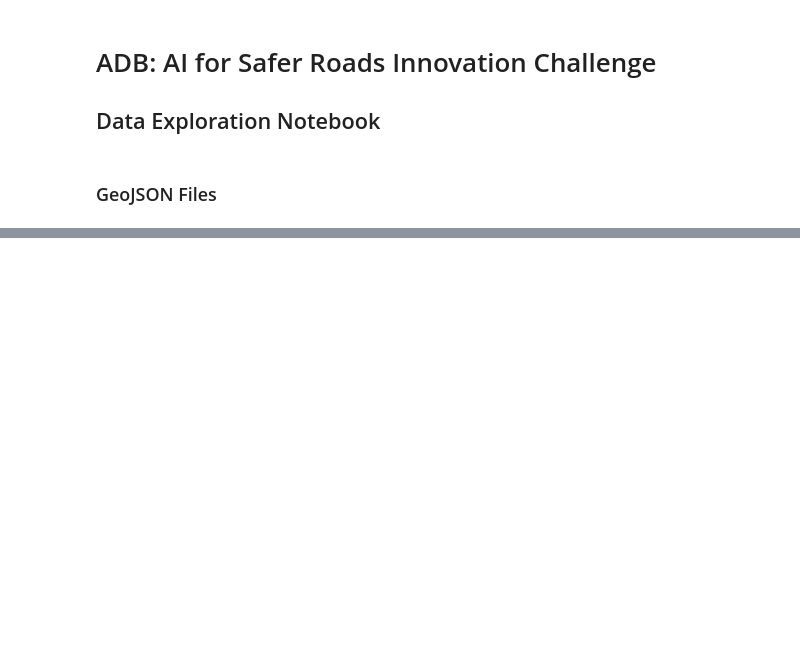
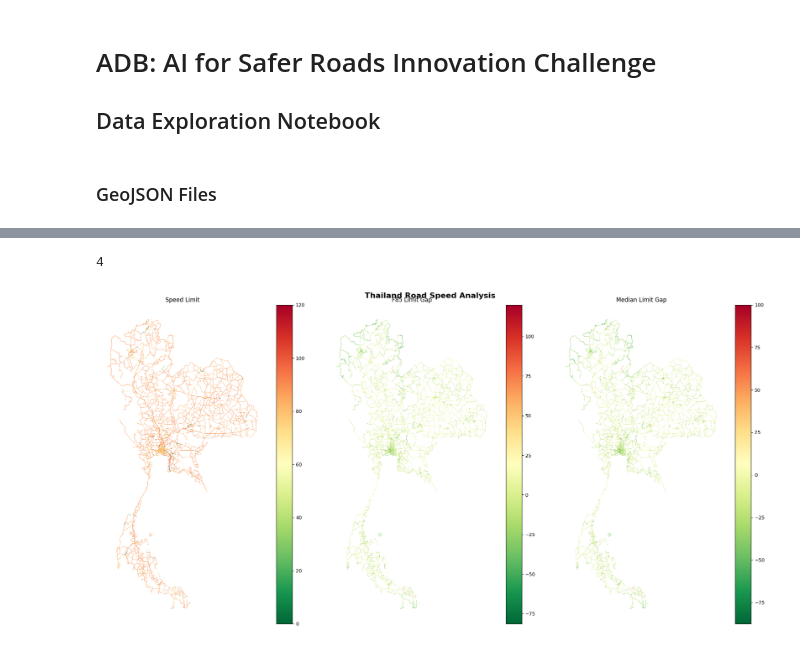
Before and after one commit to tasnimahmed11/RoadPulse, a Jupyter notebook: data_exploration.ipynb, the cells around one changed output, grey strips where cells are left out. Drawn from its saved outputs; the diff is of its cells as text; code cells hidden in the pictures; blank space fills up the shorter version.

```diff
--- a/data_exploration.ipynb
+++ b/data_exploration.ipynb
@@ -140,0 +160,5 @@ display(summary_df)
+# %%
+# Exclude zero speed limit roads - SpeedLimit sourced from TomTom (unvalidated)
+# Zero values likely reflect missing TomTom coverage, not actual road conditions
+# Flagged as edge cases for future review
+thai_sub_gdf = thai_sub_gdf[thai_sub_gdf['SpeedLimit'] > 0]
@@ -144,8 +236,47 @@ display(summary_df)
+# %%
+# get a count of how many motorways actually have 20km/h
+len(thai_sub_gdf[thai_sub_gdf['SpeedLimit'] == 20]) # just 4 roads - it is fine
+
+# Which kinds of roads have more traffic?
+# Confirm the percentile (traffic volume) difference between Rural and Urban Roads.
+# %% [output]
+4
 # %%
-# map some of them on the map using a categorical column
+# For now use the speed limit, median and f85 to understand where speed limits are being crossed or not
+# Calculate the intermediate speed score values:
 
-# focus on one country now based on the completness of the data maybe or availibility of other data
+# F85thPercentileSpeed - SpeedLimit
+# F85th > Speed Limit -> road designed for faster driving, limit may be misaligned with the road's character.
+thai_sub_gdf['f85LimitGap'] = thai_sub_gdf['F85thPercentileSpeed'] - thai_sub_gdf['SpeedLimit']
 
-# Use WeightedSample to prioritize which roads matter
-# Use SampleSizeTotal to validate whether to trust the speed data on a given segment
+# MedianSpeed - SpeedLimit
+# median > SpeedLimit, stronger signal of misalignment
+thai_sub_gdf['MedianLimitGap'] = thai_sub_gdf['MedianSpeed'] - thai_sub_gdf['SpeedLimit']
+
+# F85thPercentileSpeed - MedianSpeed
+# Spread of the speed. A large gap  means speeds are very inconsistent, safety issue!
+thai_sub_gdf['SpeedSpread'] = thai_sub_gdf['F85thPercentileSpeed'] - thai_sub_gdf['MedianSpeed']
+# %%
+fig, axes = plt.subplots(1, 3, figsize=(20,10))
+
+# Plot 1:
+thai_sub_gdf.plot(column='SpeedLimit', ax=axes[0], legend=True, cmap='RdYlGn_r', linewidth=0.5)
+axes[0].set_title('Speed Limit')
+axes[0].set_axis_off()
+
+# Plot 2:
+thai_sub_gdf.plot(column='f85LimitGap', ax=axes[1], legend=True, cmap='RdYlGn_r', linewidth=0.5)
+axes[1].set_title('F85 Limit Gap')
+axes[1].set_axis_off()
+
+# Plot 3:
+thai_sub_gdf.plot(column='MedianLimitGap', ax=axes[2], legend=True, cmap='RdYlGn_r', linewidth=0.5)
+axes[2].set_title('Median Limit Gap')
+axes[2].set_axis_off()
+
+plt.suptitle('Thailand Road Speed Analysis', fontsize=16, fontweight='bold')
+plt.tight_layout()
+plt.show()
+# %% [output]
+[figure, added]
 # %%
```
Also changed, not shown: parts of 43 cells of this notebook.
